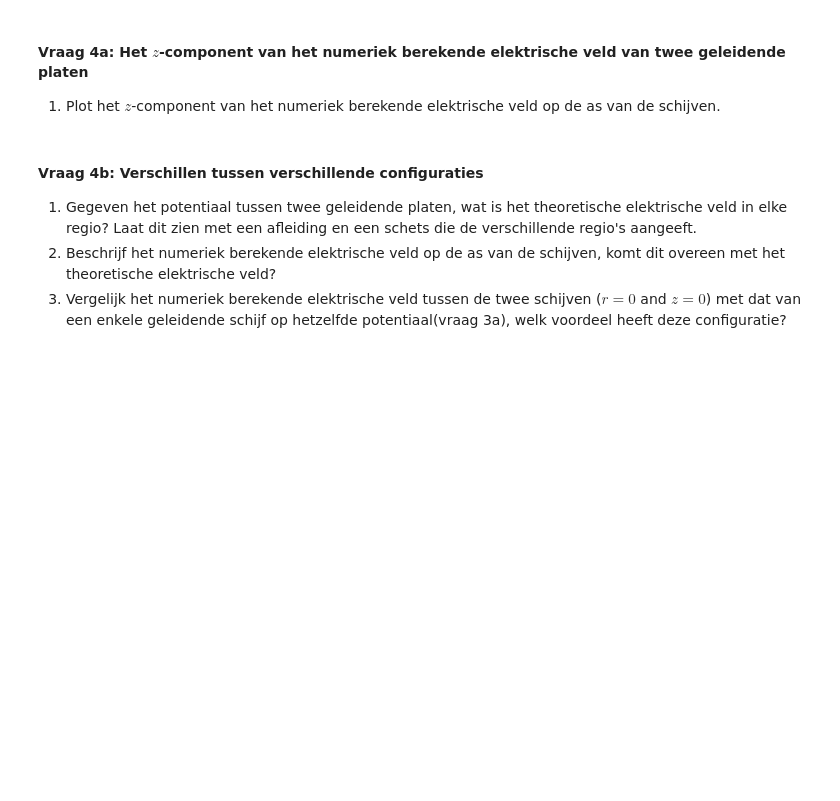
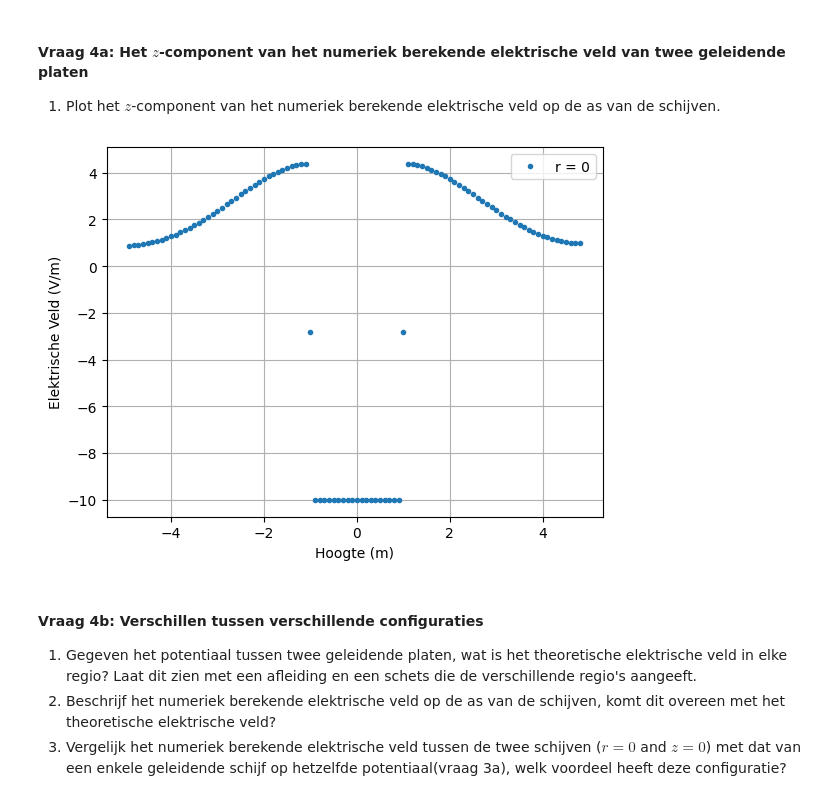
Before and after one commit to Timomloo/opdrachten-DEF-D, a Jupyter notebook: DigitaleOntwerpopdrachten/1CondensatorOpdracht/CondensatorOntwerpopdracht.ipynb, the cells around one changed output. Saved outputs shown, nothing was run; the diff lists cells and outputs as text; code cells hidden in the pictures; blank space fills up the shorter version.

```diff
--- a/DigitaleOntwerpopdrachten/1CondensatorOpdracht/CondensatorOntwerpopdracht.ipynb
+++ b/DigitaleOntwerpopdrachten/1CondensatorOpdracht/CondensatorOntwerpopdracht.ipynb
@@ -514,9 +514,17 @@ plot_results_disk(Ez, Er, normE, V, r, z, grid_step, disk_radius, z_pos_disk1, z
 
 1. Plot het $z$-component van het numeriek berekende elektrische veld op de as van de schijven.
 # %%
-###
-###your code here###
-###
+Ez_as = Ez[:,0]
+
+plt.figure()
+plt.plot(z_for_E,Ez_as,'.',label='r = 0')
+plt.xlabel('Hoogte (m)')
+plt.ylabel('Elektrische Veld (V/m)')
+plt.legend()
+plt.grid()
+plt.show()
+# %% [output]
+[figure, added]
 # %% [markdown]
 #### Vraag 4b: Verschillen tussen verschillende configuraties
 
```
Also changed, not shown: parts of 3 cells of this notebook, 1 other file.
